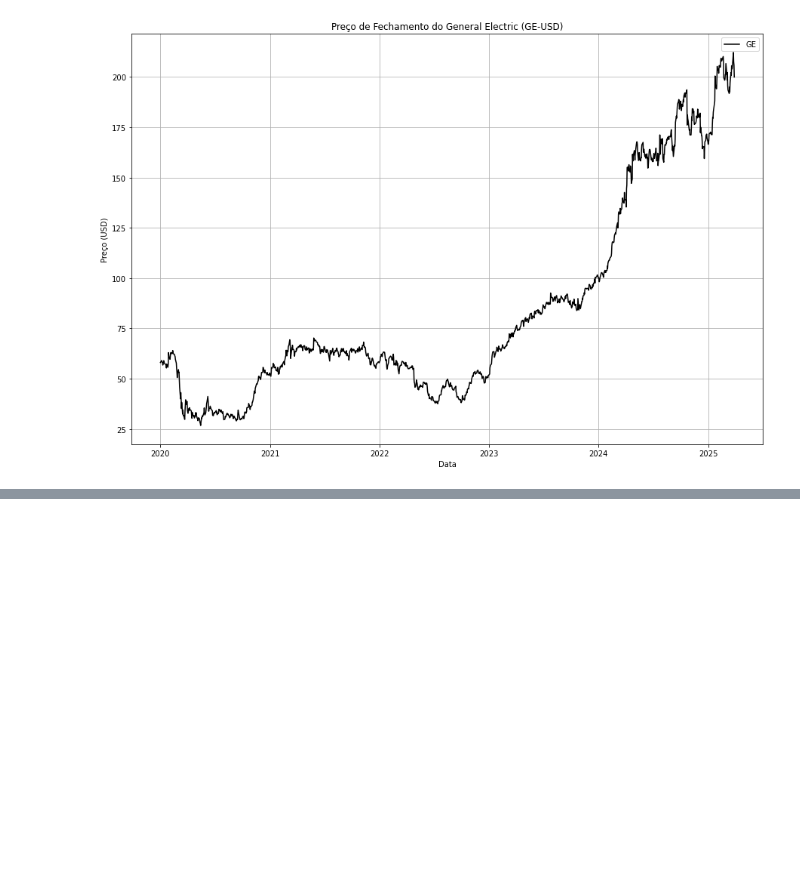
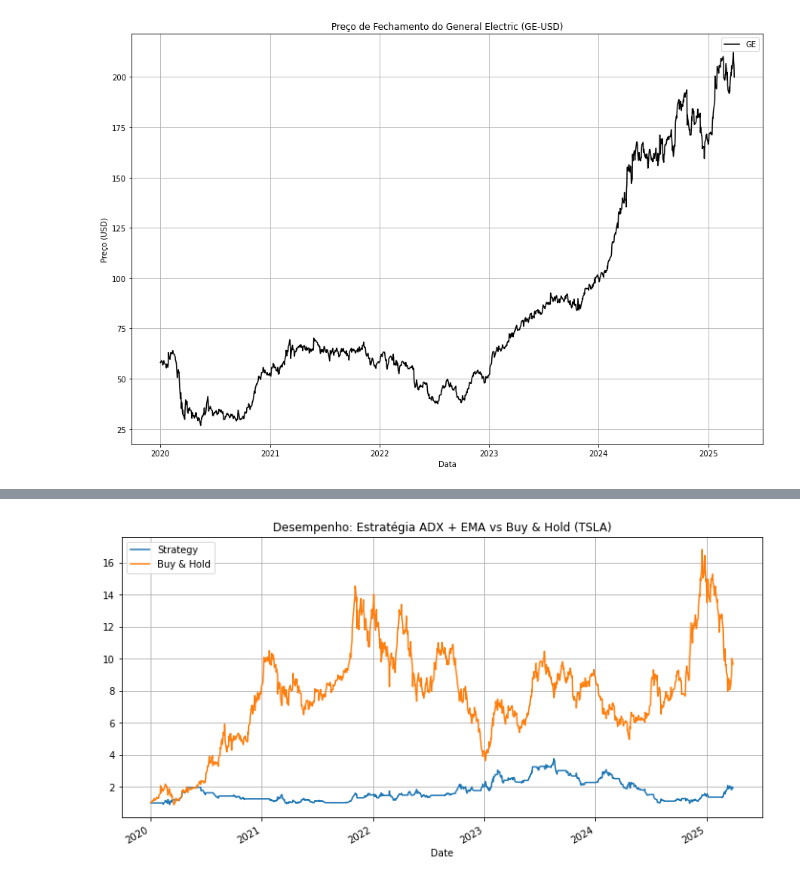
Before and after one commit to camilajafl/Backtest, a Jupyter notebook: camila.ipynb, the cells around one changed output, grey strips where cells are left out. Cells and saved outputs as stored; diff of their text form; code cells hidden in the pictures; blank space fills up the shorter version.

```diff
--- a/camila.ipynb
+++ b/camila.ipynb
@@ -136,0 +223,95 @@ plt.show()
+# %%
+symbols = ['BTC-USD', 'ETH-USD', 'SOL-USD', 'NVDA', 'TSLA', 'NKE', 'JNJ', 'KO', 'GE']
+Pr = pd.DataFrame()
+for symbol in symbols:
+    tmp_close = yf.download(symbol,
+                      start='2020-01-01',
+                      end='2022-03-31',
+                      progress=False)['Close']
+    Pr = pd.concat([Pr, tmp_close], axis=1)
+Pr.columns=symbols
+# %%
+# -------------------------------------------
+# Coleta de dados para os 9 ativos
+# -------------------------------------------
+symbols = ['BTC-USD', 'ETH-USD', 'SOL-USD', 'NVDA', 'TSLA', 'NKE', 'JNJ', 'KO', 'GE']
+data = {}
+
+for symbol in symbols:
+    tmp_data = yf.download(symbol, start='2020-01-01', end='2025-03-31', progress=False)
+
+    if tmp_data.empty:
+        print(f"⚠️ Dados vazios para {symbol}")
+        continue
+
+    # Remove colunas desnecessárias e renomeia corretamente
+    tmp_data = tmp_data.drop(columns=['Adj Close', 'Volume'], errors='ignore')
+    tmp_data.columns = ['Open', 'High', 'Low', 'Close']  # garantido!
+    tmp_data.dropna(inplace=True)
+
+    data[symbol] = tmp_data
+
+
+# -------------------------------------------
+# Função para cálculo do ADX
+# -------------------------------------------
+def calculate_adx(df, period=14):
+    high = df['High']
+    low = df['Low']
+    close = df['Close']
+
+    plus_dm = high.diff()
+    minus_dm = low.diff()
+
+    plus_dm = np.where((plus_dm > minus_dm) & (plus_dm > 0), plus_dm, 0.0)
+    minus_dm = np.where((minus_dm > plus_dm) & (minus_dm > 0), minus_dm, 0.0)
+
+    tr1 = high - low
+    tr2 = (high - close.shift()).abs()
+    tr3 = (low - close.shift()).abs()
+
+    tr = pd.concat([tr1, tr2, tr3], axis=1).max(axis=1)
+    atr = tr.rolling(window=period).mean()
+
+    plus_di = 100 * pd.Series(plus_dm, index=df.index).rolling(window=period).sum() / atr
+    minus_di = 100 * pd.Series(minus_dm, index=df.index).rolling(window=period).sum() / atr
+    dx = (abs(plus_di - minus_di) / (plus_di + minus_di)).replace([np.inf, -np.inf], 0) * 100
+    adx = dx.rolling(window=period).mean().fillna(0)
+
+    return adx
+
+# -------------------------------------------
+# Função de backtest: ADX + EMA
+# -------------------------------------------
+def backtest(df, adx_thresh=25, ema_period=10):
+    if df.empty or df.shape[0] < 50:
+        raise ValueError("Dados insuficientes para backtest.")
+
+    df = df.copy()
+    df['EMA'] = df['Close'].ewm(span=ema_period, adjust=False).mean()
+    df['ADX'] = calculate_adx(df)
+
+    # Sinal de compra/venda
+    df['Signal'] = 0
+    df.loc[(df['Close'] > df['EMA']) & (df['ADX'] > adx_thresh), 'Signal'] = 1
+    df.loc[(df['Close'] < df['EMA']) & (df['ADX'] > adx_thresh), 'Signal'] = -1
+
+    df['Return'] = np.log(df['Close'] / df['Close'].shift(1))
+    df['Strategy'] = df['Signal'].shift(1) * df['Return']
+    df['Buy & Hold'] = df['Return']
+
+    # Retorno acumulado
+    result = df[['Strategy', 'Buy & Hold']].cumsum().apply(np.exp)
+    return result
+
+# -------------------------------------------
+# Exemplo de uso com TSLA
+# -------------------------------------------
+result = backtest(data['TSLA'])
+
+# Visualização
+result.plot(title='Desempenho: Estratégia ADX + EMA vs Buy & Hold (TSLA)', figsize=(12,6))
+plt.grid()
+plt.show()
+# %% [output]
+[figure, added]
```
Also changed, not shown: parts of 2 cells of this notebook, 1 other file.
